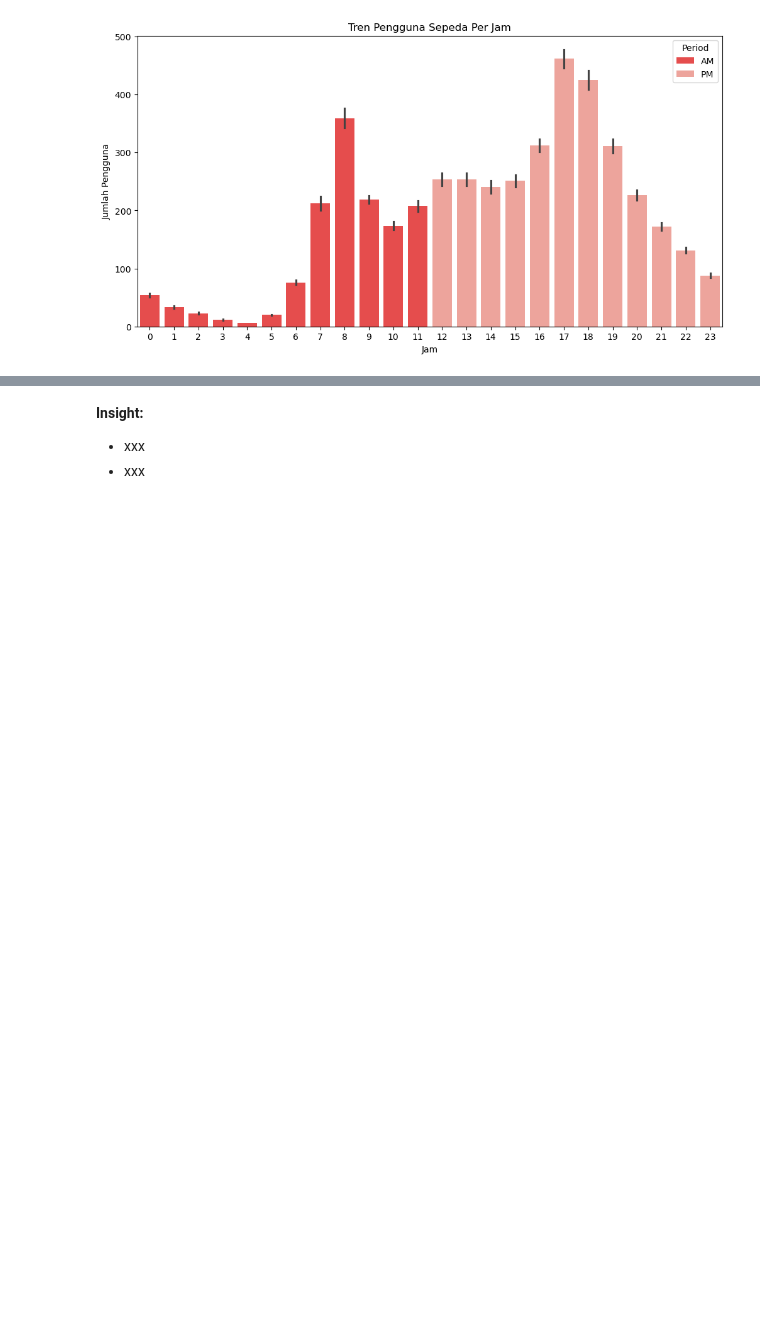
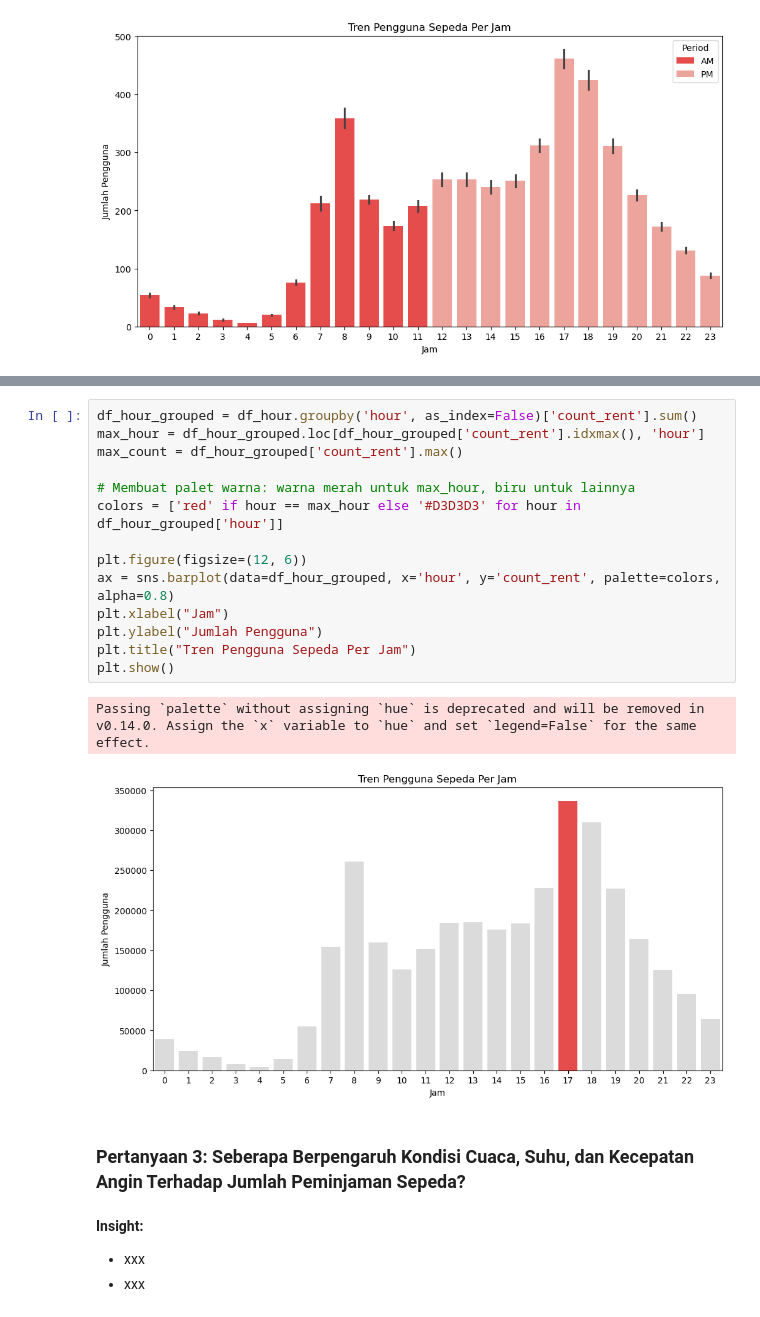
Before and after one commit to alouvre/BADDP_DicodingSubmission_ProyekAnalisisData, a Jupyter notebook: notebook.ipynb, the cells around one changed output, grey strips where cells are left out. Cells and saved outputs as stored; diff of their text form; blank space fills up the shorter version.

```diff
--- a/notebook.ipynb
+++ b/notebook.ipynb
@@ -575,3 +618,22 @@ plt.show()
+# %%
+df_hour_grouped = df_hour.groupby('hour', as_index=False)['count_rent'].sum()
+max_hour = df_hour_grouped.loc[df_hour_grouped['count_rent'].idxmax(), 'hour']
+max_count = df_hour_grouped['count_rent'].max()
+
+# Membuat palet warna: warna merah untuk max_hour, biru untuk lainnya
+colors = ['red' if hour == max_hour else '#D3D3D3' for hour in df_hour_grouped['hour']]
+
+plt.figure(figsize=(12, 6))
+ax = sns.barplot(data=df_hour_grouped, x='hour', y='count_rent', palette=colors, alpha=0.8)
+plt.xlabel("Jam")
+plt.ylabel("Jumlah Pengguna")
+plt.title("Tren Pengguna Sepeda Per Jam")
+plt.show()
+# %% [output]
+Passing `palette` without assigning `hue` is deprecated and will be removed in v0.14.0. Assign the `x` variable to `hue` and set `legend=False` for the same effect.
+[figure, added]
+# %% [markdown]
+### Pertanyaan 3: Seberapa Berpengaruh Kondisi Cuaca, Suhu, dan Kecepatan Angin Terhadap Jumlah Peminjaman Sepeda?
 # %% [markdown]
 **Insight:**
 - xxx
```
Also changed, not shown: parts of 5 cells of this notebook, 1 other file.
